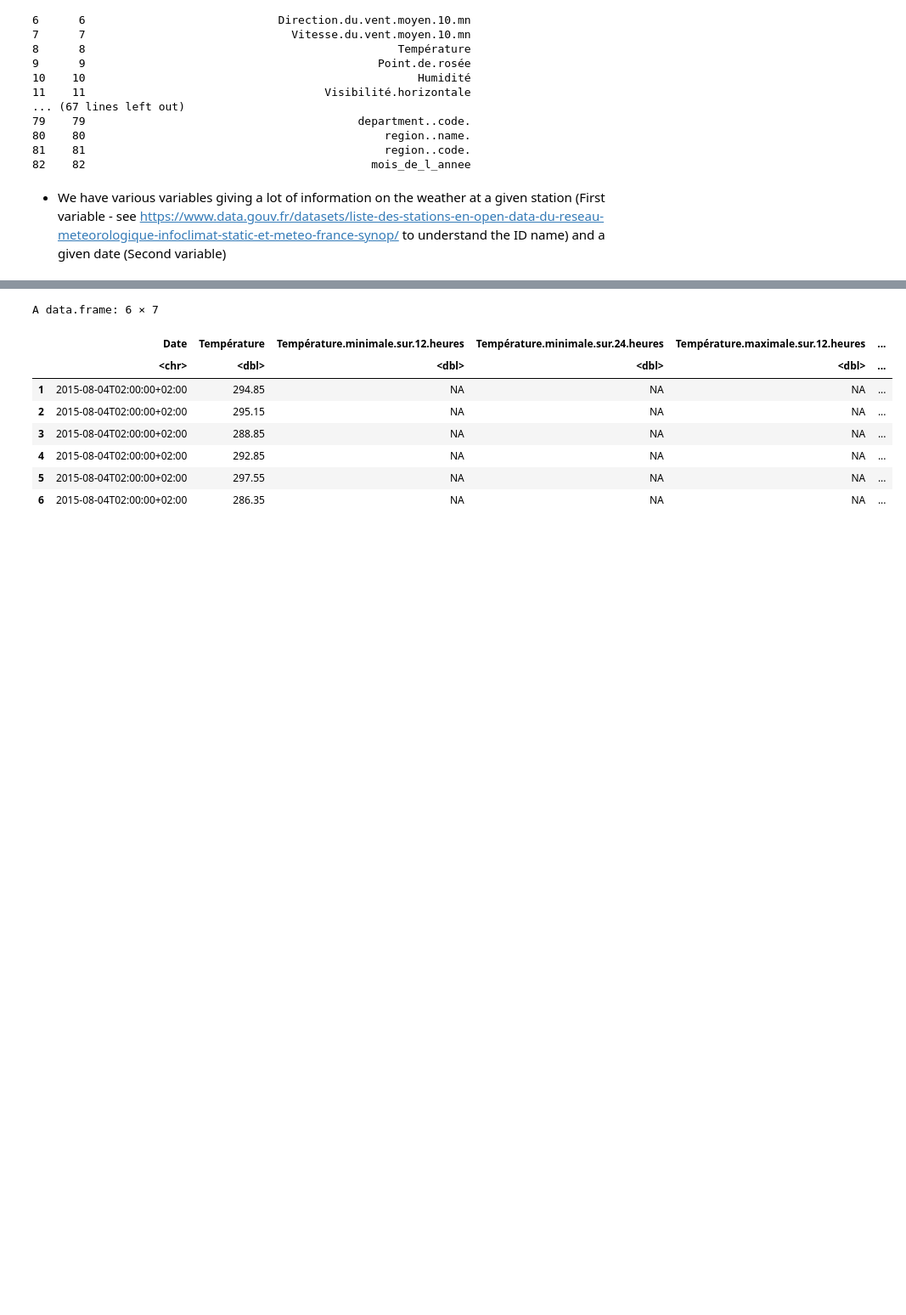
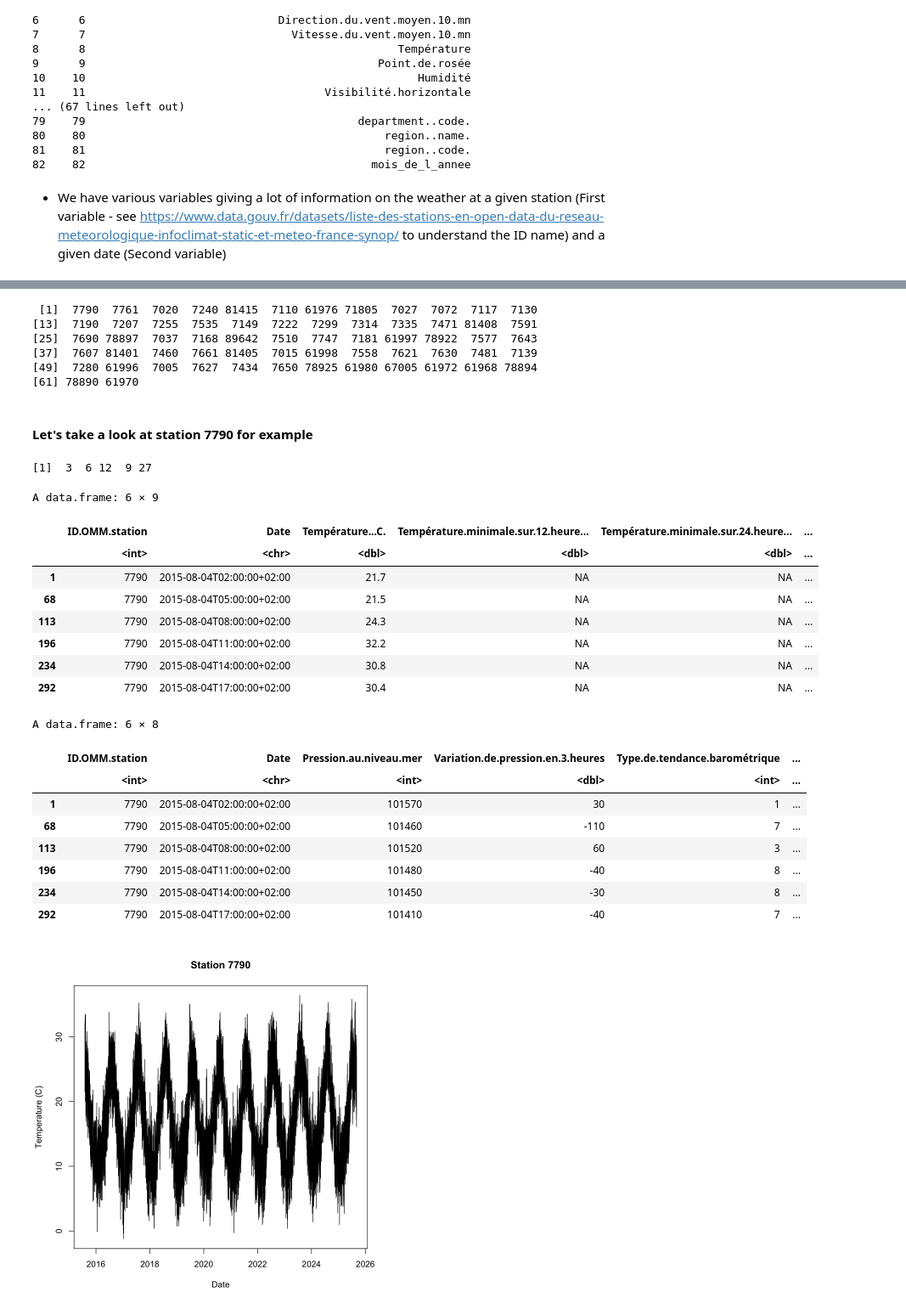
Before and after one commit to AugustinGrunewald/Statistics_Meteo, a Jupyter notebook: main.ipynb, the cells around one changed output, grey strips where cells are left out. Shown at 85% size. Drawn from its saved outputs; the diff is of its cells as text; code cells hidden in the pictures; blank space fills up the shorter version.

Commit message:
Adding some graphs

```diff
--- a/main.ipynb
+++ b/main.ipynb
@@ -75,7 +77,7 @@ print(names_df)
 # %%
 # Selecting only values related to temperature (first in Kelvin, second in Celsius)
-temperature_data <- data_weather[,c(2, 8, 25:29)]
-temperature_data_C <- data_weather[,c(2, 65:70)]
+temperature_data <- data_weather[,c(1:2, 8, 25:29)]
+temperature_data_C <- data_weather[,c(1:2, 65:70)]
 
 # Sorting by ascending date
 temperature_data <- temperature_data[order(temperature_data$Date), ]
@@ -107,0 +110,10 @@ A data.frame: 6 × 7
+# %%
+# Selecting only values related to pressure
+pressure_data <- data_weather[, c(1:5, 21:22)]
+
+# Ordering by ascending date
+pressure_data <- pressure_data[order(pressure_data$Date), ]
+
+# To order again the index
+row.names(pressure_data) <- NULL
+head(pressure_data)
@@ -108,13 +130,59 @@ A data.frame: 6 × 7
+# %%
+# Getting all the different stations
+stations <- unique(temperature_data$ID.OMM.station)
+stations
+# %% [output]
+ [1]  7790  7761  7020  7240 81415  7110 61976 71805  7027  7072  7117  7130
+[13]  7190  7207  7255  7535  7149  7222  7299  7314  7335  7471 81408  7591
+[25]  7690 78897  7037  7168 89642  7510  7747  7181 61997 78922  7577  7643
+[37]  7607 81401  7460  7661 81405  7015 61998  7558  7621  7630  7481  7139
+[49]  7280 61996  7005  7627  7434  7650 78925 61980 67005 61972 61968 78894
+[61] 78890 61970
+# %% [markdown]
+#### Let's take a look at station 7790 for example
 # %%
+# Only looking at station 7790 for example
+library(lubridate)
+temperature_data_C_7790 <- temperature_data_C[temperature_data_C$ID.OMM.station == 7790,]
+pressure_data_7790 <- pressure_data[pressure_data$ID.OMM.station == 7790,]
+
+# Conversion of the date format & checking that the steps (3, 6, 9, 12, 27 hours)
+temperature_data_C_7790$DateTime <- ymd_hms(temperature_data_C_7790$Date)
+pressure_data_7790$DateTime <- ymd_hms(pressure_data_7790$Date)
+diffs <- as.numeric(diff(temperature_data_C_7790$DateTime), units = "hours")
+unique(diffs)
+head(temperature_data_C_7790)
+head(pressure_data_7790)
+
 par(bg = "white")
-plot(temperature_data$date, )
+plot(temperature_data_C_7790$DateTime,
+    temperature_data_C_7790$`Température...C.`,
+    type = "l",
+    xlab = "Date",
+    ylab = "Temperature (C)",
+    main = "Station 7790")
+
+boxplot(temperature_data_C_7790$`Température...C.`,
+    ylab = "Temperature (C)",
+    main = "Station 7790")
 # %% [output]
-A data.frame: 6 × 7
+[1]  3  6 12  9 27
+A data.frame: 6 × 9
-|  | Date | Température | Température.minimale.sur.12.heures | Température.minimale.sur.24.heures | Température.maximale.sur.12.heures | ... |
-|  | <chr> | <dbl> | <dbl> | <dbl> | <dbl> | ... |
-| 1 | 2015-08-04T02:00:00+02:00 | 294.85 | NA | NA | NA | ... |
-| 2 | 2015-08-04T02:00:00+02:00 | 295.15 | NA | NA | NA | ... |
-| 3 | 2015-08-04T02:00:00+02:00 | 288.85 | NA | NA | NA | ... |
-| 4 | 2015-08-04T02:00:00+02:00 | 292.85 | NA | NA | NA | ... |
-| 5 | 2015-08-04T02:00:00+02:00 | 297.55 | NA | NA | NA | ... |
-| 6 | 2015-08-04T02:00:00+02:00 | 286.35 | NA | NA | NA | ... |
+|  | ID.OMM.station | Date | Température...C. | Température.minimale.sur.12.heure... | Température.minimale.sur.24.heure... | ... |
+|  | <int> | <chr> | <dbl> | <dbl> | <dbl> | ... |
+| 1 | 7790 | 2015-08-04T02:00:00+02:00 | 21.7 | NA | NA | ... |
+| 68 | 7790 | 2015-08-04T05:00:00+02:00 | 21.5 | NA | NA | ... |
+| 113 | 7790 | 2015-08-04T08:00:00+02:00 | 24.3 | NA | NA | ... |
+| 196 | 7790 | 2015-08-04T11:00:00+02:00 | 32.2 | NA | NA | ... |
+| 234 | 7790 | 2015-08-04T14:00:00+02:00 | 30.8 | NA | NA | ... |
+| 292 | 7790 | 2015-08-04T17:00:00+02:00 | 30.4 | NA | NA | ... |
+A data.frame: 6 × 8
+|  | ID.OMM.station | Date | Pression.au.niveau.mer | Variation.de.pression.en.3.heures | Type.de.tendance.barométrique | ... |
+|  | <int> | <chr> | <int> | <dbl> | <int> | ... |
+| 1 | 7790 | 2015-08-04T02:00:00+02:00 | 101570 | 30 | 1 | ... |
+| 68 | 7790 | 2015-08-04T05:00:00+02:00 | 101460 | -110 | 7 | ... |
+| 113 | 7790 | 2015-08-04T08:00:00+02:00 | 101520 | 60 | 3 | ... |
+| 196 | 7790 | 2015-08-04T11:00:00+02:00 | 101480 | -40 | 8 | ... |
+| 234 | 7790 | 2015-08-04T14:00:00+02:00 | 101450 | -30 | 8 | ... |
+| 292 | 7790 | 2015-08-04T17:00:00+02:00 | 101410 | -40 | 7 | ... |
+[figure, added]
```
Also changed, not shown: parts of 5 cells of this notebook.
